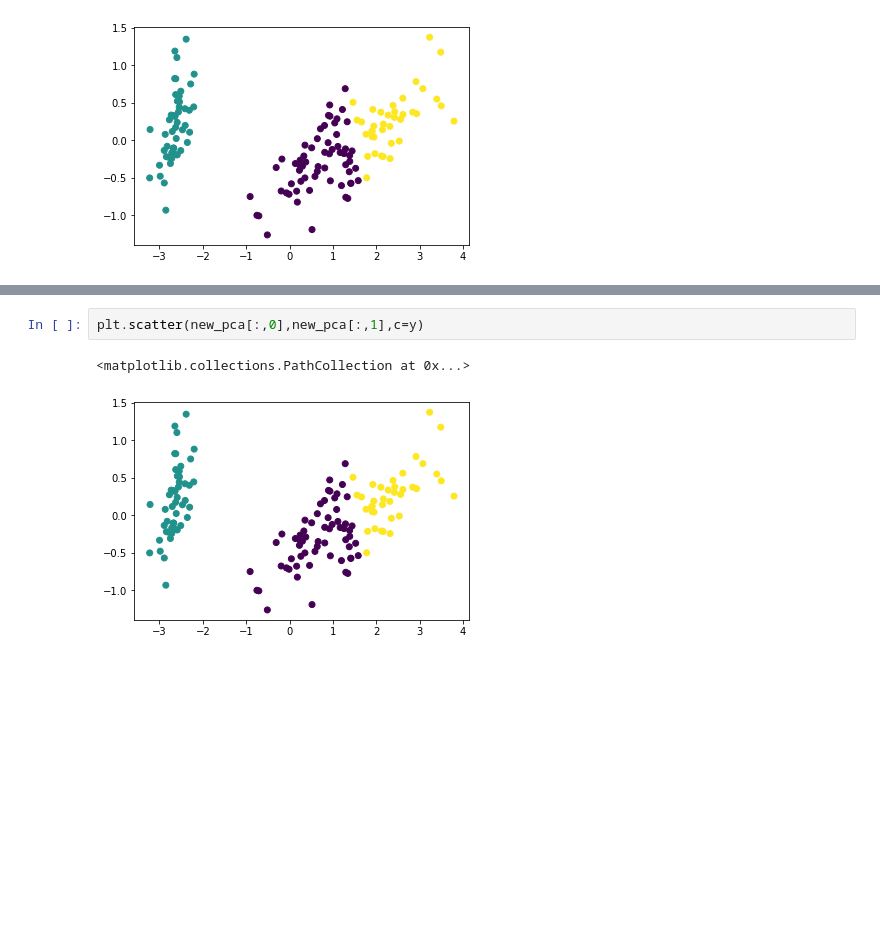
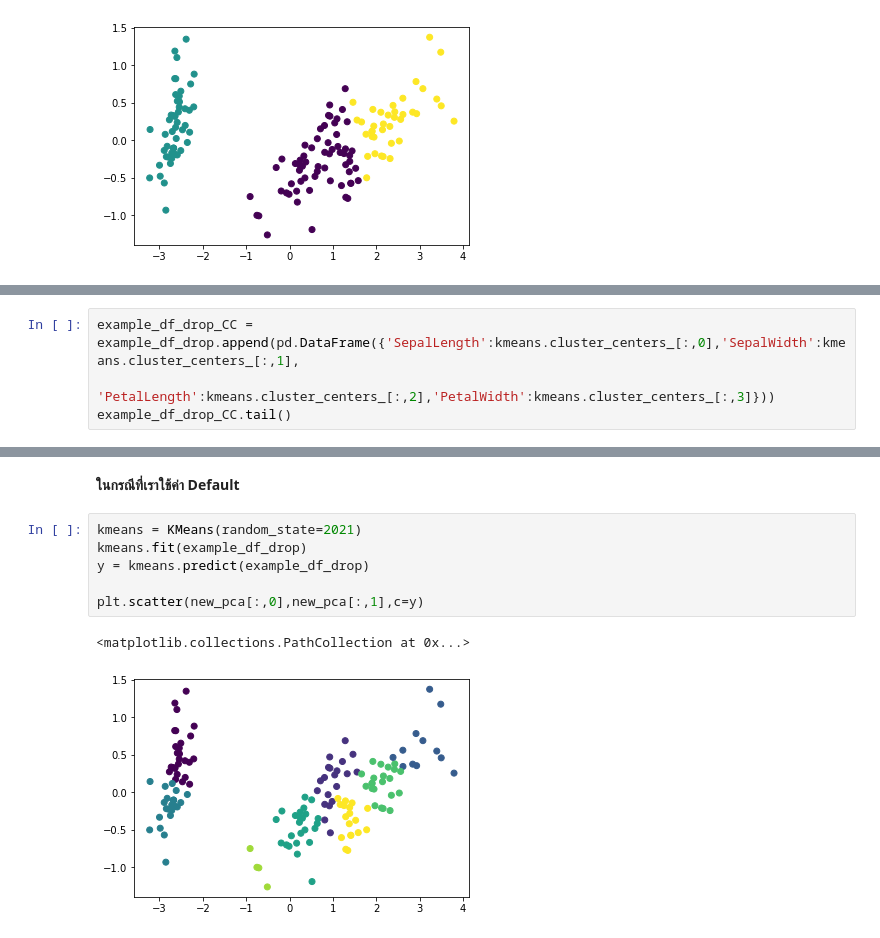
Before and after one commit to Wikanda-Hongboonmee/multivariate, a Jupyter notebook: Chapter_6_Cluster_Analysis.ipynb, the cells around one changed output, grey strips where cells are left out. Cells and saved outputs as stored; diff of their text form; blank space fills up the shorter version.

Commit message:
จบ clustering

```diff
--- a/Chapter_6_Cluster_Analysis.ipynb
+++ b/Chapter_6_Cluster_Analysis.ipynb
@@ -113,0 +128,4 @@ plt.scatter(new_pca[:,0],new_pca[:,1],c=y)
+# %%
+example_df_drop_CC = example_df_drop.append(pd.DataFrame({'SepalLength':kmeans.cluster_centers_[:,0],'SepalWidth':kmeans.cluster_centers_[:,1],
+                                             'PetalLength':kmeans.cluster_centers_[:,2],'PetalWidth':kmeans.cluster_centers_[:,3]}))
+example_df_drop_CC.tail()
@@ -114,5 +149,11 @@ plt.scatter(new_pca[:,0],new_pca[:,1],c=y)
+# %% [markdown]
+**ในกรณีที่เราใช้ค่า Default**
 # %%
+kmeans = KMeans(random_state=2021)
+kmeans.fit(example_df_drop)
+y = kmeans.predict(example_df_drop)
+
 plt.scatter(new_pca[:,0],new_pca[:,1],c=y)
 # %% [output]
 <matplotlib.collections.PathCollection at 0x...>
-[figure, old version]
+[figure, new version]
```
Also changed, not shown: parts of 19 cells of this notebook.
